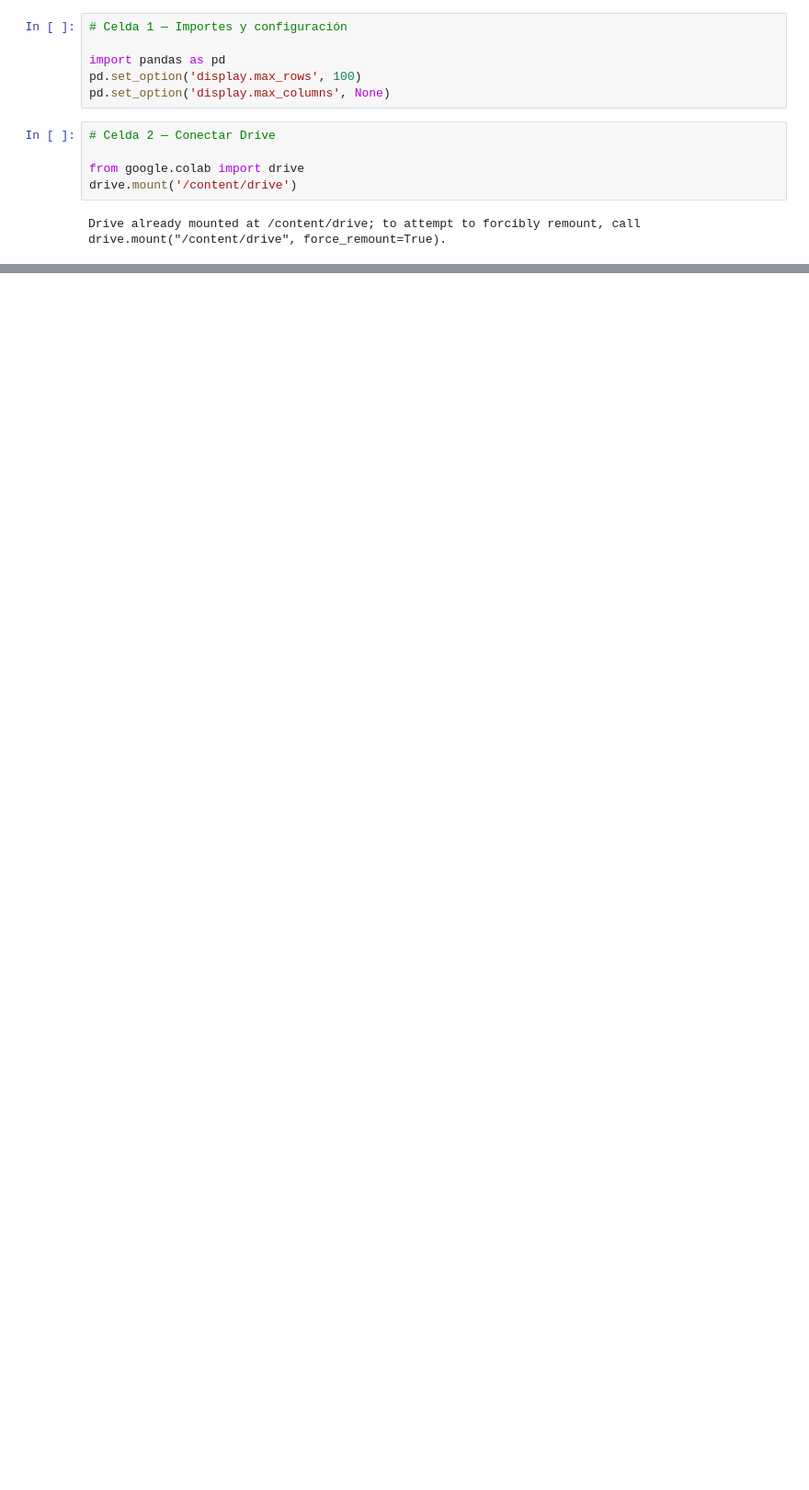
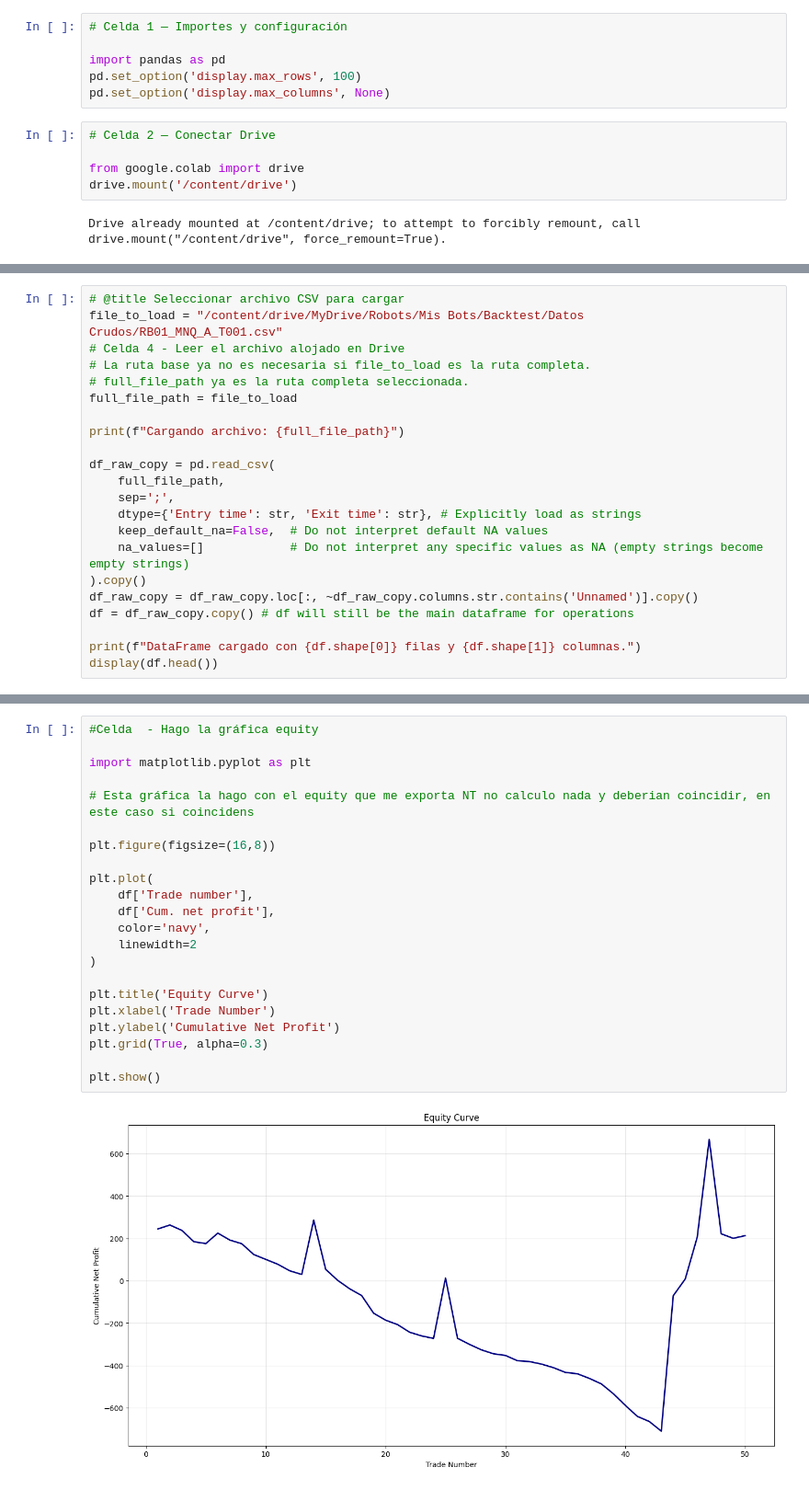
Before and after one commit to MarceCorreal2/Robots-NT, a Jupyter notebook: Carga_Limpieza_Grafica.ipynb, the cells around one changed output, grey strips where cells are left out. Shown at 92% size. Drawn from its saved outputs; the diff is of its cells as text; blank space fills up the shorter version.

```diff
--- a/Carga_Limpieza_Grafica.ipynb
+++ b/Carga_Limpieza_Grafica.ipynb
@@ -531,0 +778,22 @@ Después de seguir estos pasos, tus cambios (incluyendo el notebook y otros arch
+# %%
+# @title Seleccionar archivo CSV para cargar
+file_to_load = "/content/drive/MyDrive/Robots/Mis Bots/Backtest/Datos Crudos/RB01_MNQ_A_T001.csv"
+# Celda 4 - Leer el archivo alojado en Drive
+# La ruta base ya no es necesaria si file_to_load es la ruta completa.
+# full_file_path ya es la ruta completa seleccionada.
+full_file_path = file_to_load
+
+print(f"Cargando archivo: {full_file_path}")
+
+df_raw_copy = pd.read_csv(
+    full_file_path,
+    sep=';',
+    dtype={'Entry time': str, 'Exit time': str}, # Explicitly load as strings
+    keep_default_na=False,  # Do not interpret default NA values
+    na_values=[]            # Do not interpret any specific values as NA (empty strings become empty strings)
+).copy()
+df_raw_copy = df_raw_copy.loc[:, ~df_raw_copy.columns.str.contains('Unnamed')].copy()
+df = df_raw_copy.copy() # df will still be the main dataframe for operations
+
+print(f"DataFrame cargado con {df.shape[0]} filas y {df.shape[1]} columnas.")
+display(df.head())
@@ -531,0 +1076,24 @@ Después de seguir estos pasos, tus cambios (incluyendo el notebook y otros arch
+# %%
+#Celda  - Hago la gráfica equity
+
+import matplotlib.pyplot as plt
+
+# Esta gráfica la hago con el equity que me exporta NT no calculo nada y deberian coincidir, en este caso si coincidens
+
+plt.figure(figsize=(16,8))
+
+plt.plot(
+    df['Trade number'],
+    df['Cum. net profit'],
+    color='navy',
+    linewidth=2
+)
+
+plt.title('Equity Curve')
+plt.xlabel('Trade Number')
+plt.ylabel('Cumulative Net Profit')
+plt.grid(True, alpha=0.3)
+
+plt.show()
+# %% [output]
+[figure, added]
```
Also changed, not shown: parts of 191 cells of this notebook.
